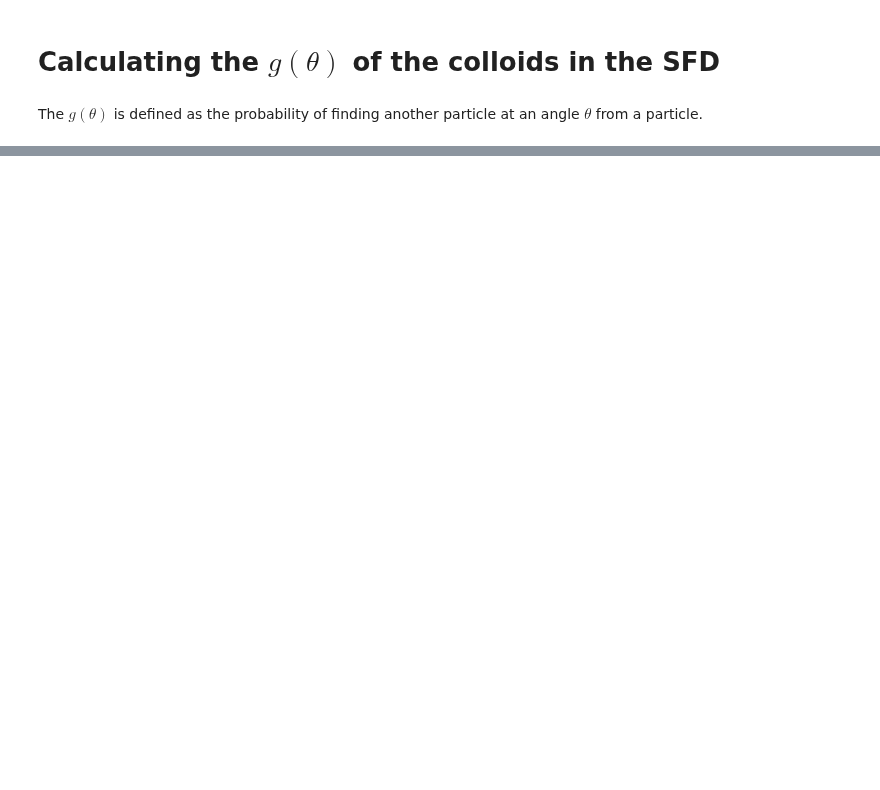
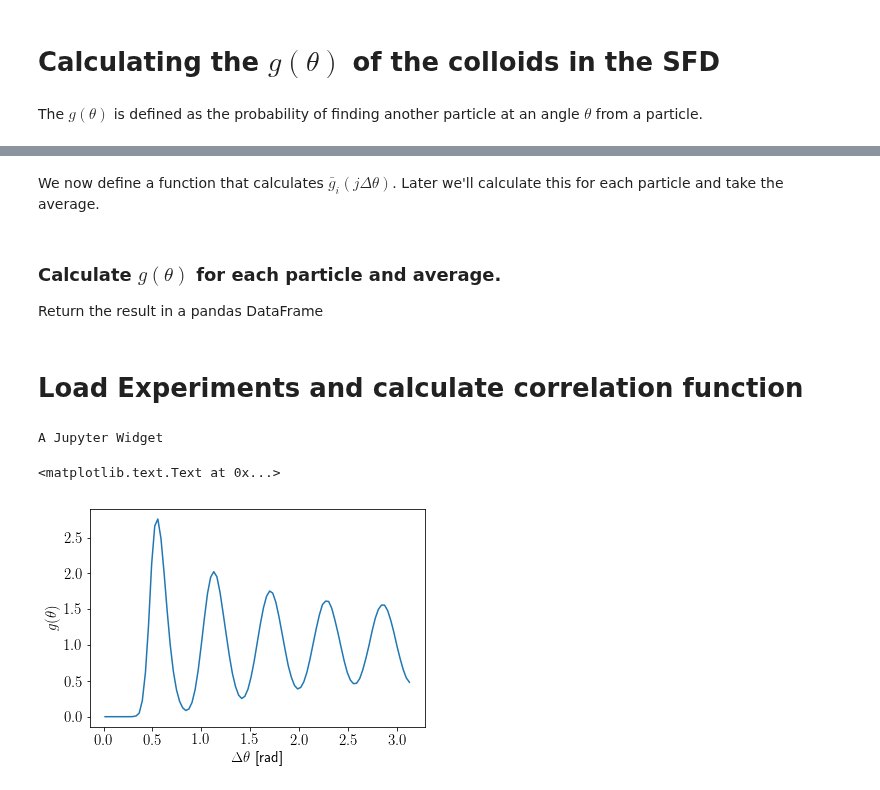
Before and after one commit to aortiza/Notes, a Jupyter notebook: SingleFileDiffusion/Report 2 - Angular Probability Distribution.ipynb, the cells around one changed output, grey strips where cells are left out. Cells and saved outputs as stored; diff of their text form; code cells hidden in the pictures; blank space fills up the shorter version.

```diff
--- a/SingleFileDiffusion/Report 2 - Angular Probability Distribution.ipynb
+++ b/SingleFileDiffusion/Report 2 - Angular Probability Distribution.ipynb
@@ -107,2 +34,0 @@ We save this in a dataframe.
-# %%
-H = np.histogram(abs(np.array(all_distances)),bins=np.linspace(0,np.pi,100))
@@ -201,13 +34,0 @@ g_of_theta = g_of_theta.assign(Exp_9 = g_of_theta9.Exp_9)
-# %%
-trajectory = pd.read_csv("~/Desktop/Experiment10/Experiment10_2018_09_25_10_39_13_trj.dat",
-                         sep="\t",index_col=[0,1])
-trajectory = trajectory.sort_index()
-
-g_of_theta10 = calculate_g_of_theta(trajectory,
-                                   sampling = 10, theta_out = np.linspace(0,np.pi,100), col_name = "Exp_10")
-
-plt.plot(g_of_theta10)
-plt.xlabel(r"$\Delta \theta$ [rad]")
-plt.ylabel(r"$g(\theta)$")
-
-g_of_theta = g_of_theta.assign(Exp_10 = g_of_theta10.Exp_10)
@@ -235,0 +64,2 @@ g_of_theta.to_csv("/Users/aortiza/Desktop/g_of_theta.dat",sep="\t")
+# %% [markdown]
+We now define a function that calculates $\bar g_i\left(j\Delta\theta\right)$. Later we'll calculate this for each particle and take the average.
@@ -235,0 +89,39 @@ g_of_theta.to_csv("/Users/aortiza/Desktop/g_of_theta.dat",sep="\t")
+# %% [markdown]
+### Calculate $g(\theta)$ for each particle and average.
+Return the result in a pandas DataFrame
+# %%
+def calculate_g_of_theta(trajectory, bins = None, col_name = ""):
+    """ Uses single_particle_correlation to calculate g(theta) for each particle in trajectory.
+    Averages and returns them in a pandas DataFrame"""
+    trajectory["theta"] = np.arctan2(trajectory.x,trajectory.y)
+    trajectory = trajectory.theta
+
+    if bins is None:
+        bins = np.linspace(0,np.pi,100)
+
+    H = np.mean(
+        np.array(
+            [single_particle_correlation(trajectory,i,bins)
+             for i in tqdm_notebook(trajectory.index.get_level_values("id").unique())]),
+        axis=0)
+
+
+    g_of_theta = pd.DataFrame(data=H,index=(bins[0:-1]+bins[1:])/2,columns=[col_name])
+
+    g_of_theta.index.name="theta"
+
+    return g_of_theta
+# %% [markdown]
+# Load Experiments and calculate correlation function
+# %%
+trajectory = pd.read_csv("D:/Experiment1_avi/Experiment1_2018_07_25_09_22_27_trj.dat",sep="\t",index_col=[0,1])
+
+g_of_theta = calculate_g_of_theta(trajectory, bins = np.linspace(0,np.pi,100), col_name = "Exp_1")
+
+plt.plot(g_of_theta)
+plt.xlabel(r"$\Delta \theta$ [rad]")
+plt.ylabel(r"$g(\theta)$")
+# %% [output]
+A Jupyter Widget
+<matplotlib.text.Text at 0x...>
+[figure, added]
```
Also changed, not shown: parts of 52 cells of this notebook.
